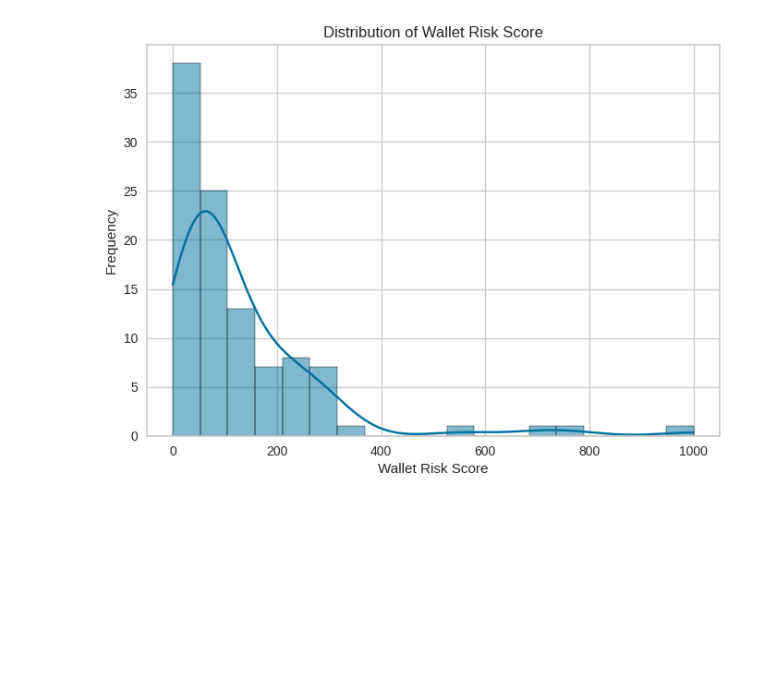
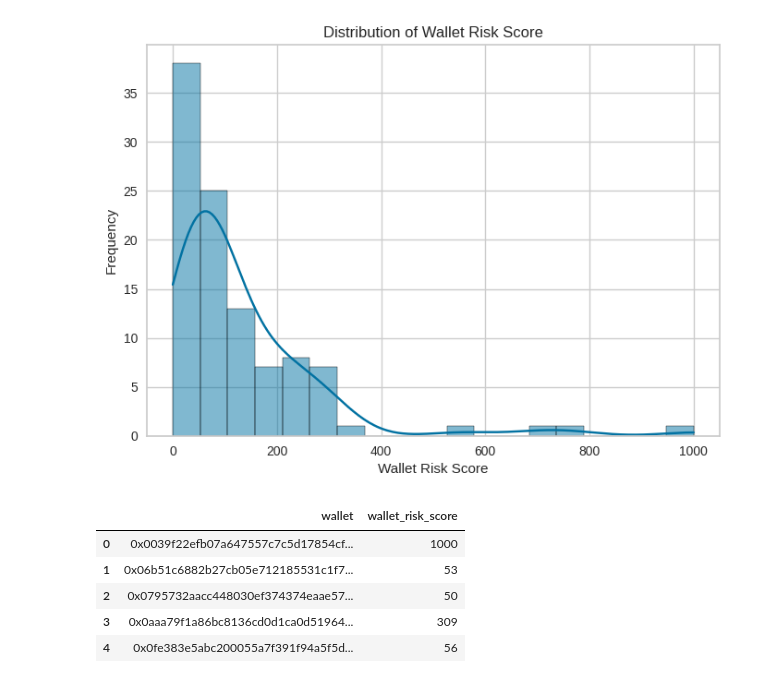
Before and after one commit to kavitabansal95/Wallet-Risk-Score-Prediction, a Jupyter notebook: Risk_Score_prediction.ipynb, the cells around one changed output. Drawn from its saved outputs; the diff is of its cells as text; code cells hidden in the pictures; blank space fills up the shorter version.

```diff
--- a/Risk_Score_prediction.ipynb
+++ b/Risk_Score_prediction.ipynb
@@ -695,3 +695,19 @@ plt.ylabel('Frequency')
 plt.show()
 # %% [output]
 [figure]
+# %%
+wallet_risk_score = pd.DataFrame({
+    'wallet': wallet_features['wallet'],
+    'wallet_risk_score': wallet_features['wallet_risk_score'],
+})
+# %%
+wallet_risk_score.to_csv('/content/drive/MyDrive/Colab/wallet_risk_score.csv', index=False)
+wallet_risk_score= pd.read_csv('/content/drive/MyDrive/Colab/wallet_risk_score.csv')
+wallet_risk_score.head(5)
+# %% [output]
+|  | wallet | wallet_risk_score |
+| 0 | 0x0039f22efb07a647557c7c5d17854cf... | 1000 |
+| 1 | 0x06b51c6882b27cb05e712185531c1f7... | 53 |
+| 2 | 0x0795732aacc448030ef374374eaae57... | 50 |
+| 3 | 0x0aaa79f1a86bc8136cd0d1ca0d51964... | 309 |
+| 4 | 0x0fe383e5abc200055a7f391f94a5f5d... | 56 |
```
